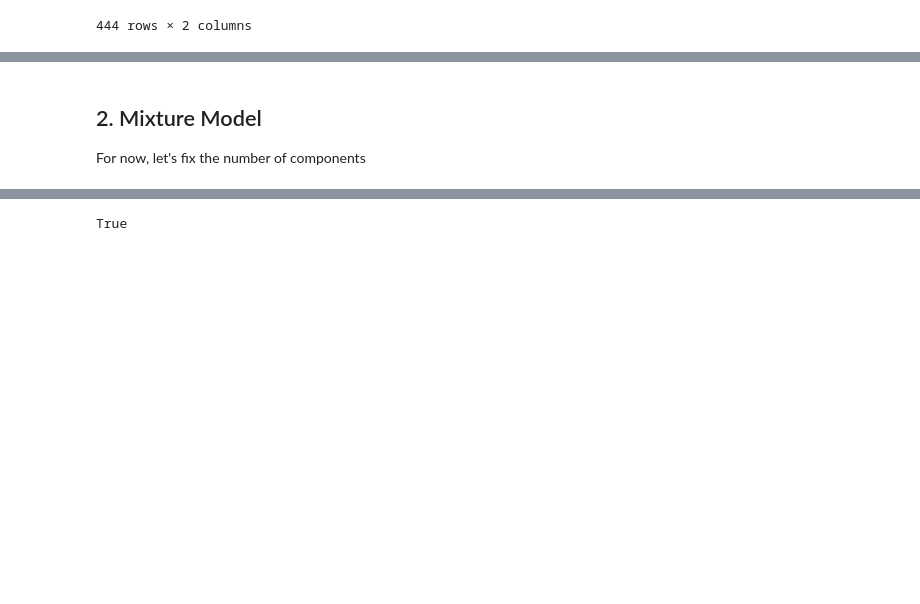
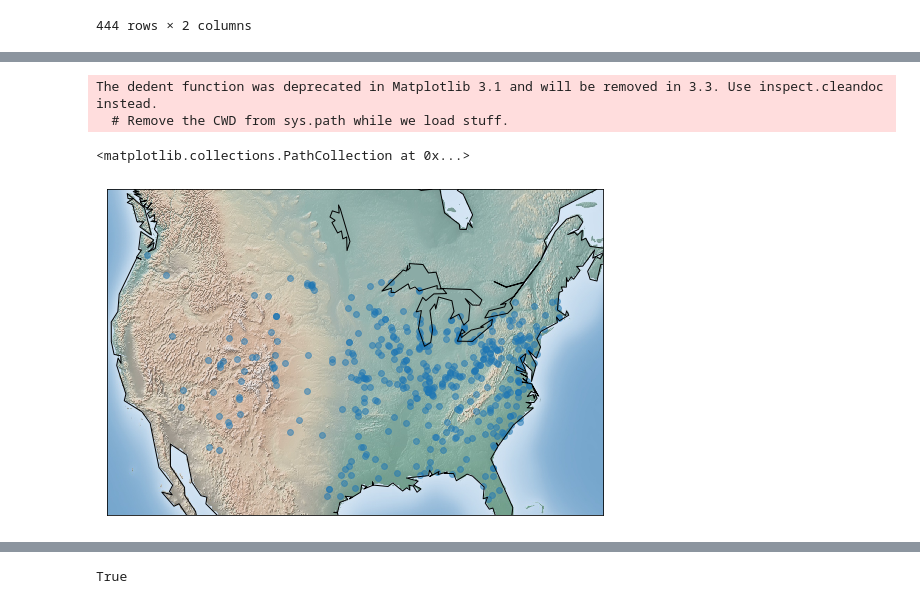
Before and after one commit to mauriciogtec/power-plants, a Jupyter notebook: hyads_mixture.ipynb, the cells around one changed output, grey strips where cells are left out. Cells and saved outputs as stored; diff of their text form; code cells hidden in the pictures; blank space fills up the shorter version.

```diff
--- a/hyads_mixture.ipynb
+++ b/hyads_mixture.ipynb
@@ -5,7 +5,8 @@ import matplotlib.pyplot as plt
 from matplotlib import colors as mcolors
 import seaborn as sns
 import pandas as pd
-import folium
+from mpl_toolkits.basemap import Basemap
+sns.set(color_codes=True)
 # %% [markdown]
 ## 1. Read data
 # %%
@@ -89,4 +73,22 @@ m
-# %% [markdown]
-## 2. Mixture Model
-
-For now, let's fix the number of components
+# %%
+plt.figure(figsize=(10, 6))
+
+map = Basemap(
+    projection='cass',
+    lat_0 = 39.0,
+    lon_0 = -96.0,
+    llcrnrlon=-120.0,
+    urcrnrlon=-60.0,
+    llcrnrlat=25.0,
+    urcrnrlat=50.0)
+
+map.shadedrelief()
+map.drawcoastlines()
+
+lon, lat= map(power_plants['lon'].values, power_plants['lat'].values)
+plt.scatter(lon, lat, s=35, marker='o', alpha=0.5)
+# %% [output]
+The dedent function was deprecated in Matplotlib 3.1 and will be removed in 3.3. Use inspect.cleandoc instead.
+  # Remove the CWD from sys.path while we load stuff.
+<matplotlib.collections.PathCollection at 0x...>
+[figure, added]
```
Also changed, not shown: parts of 27 cells of this notebook.
